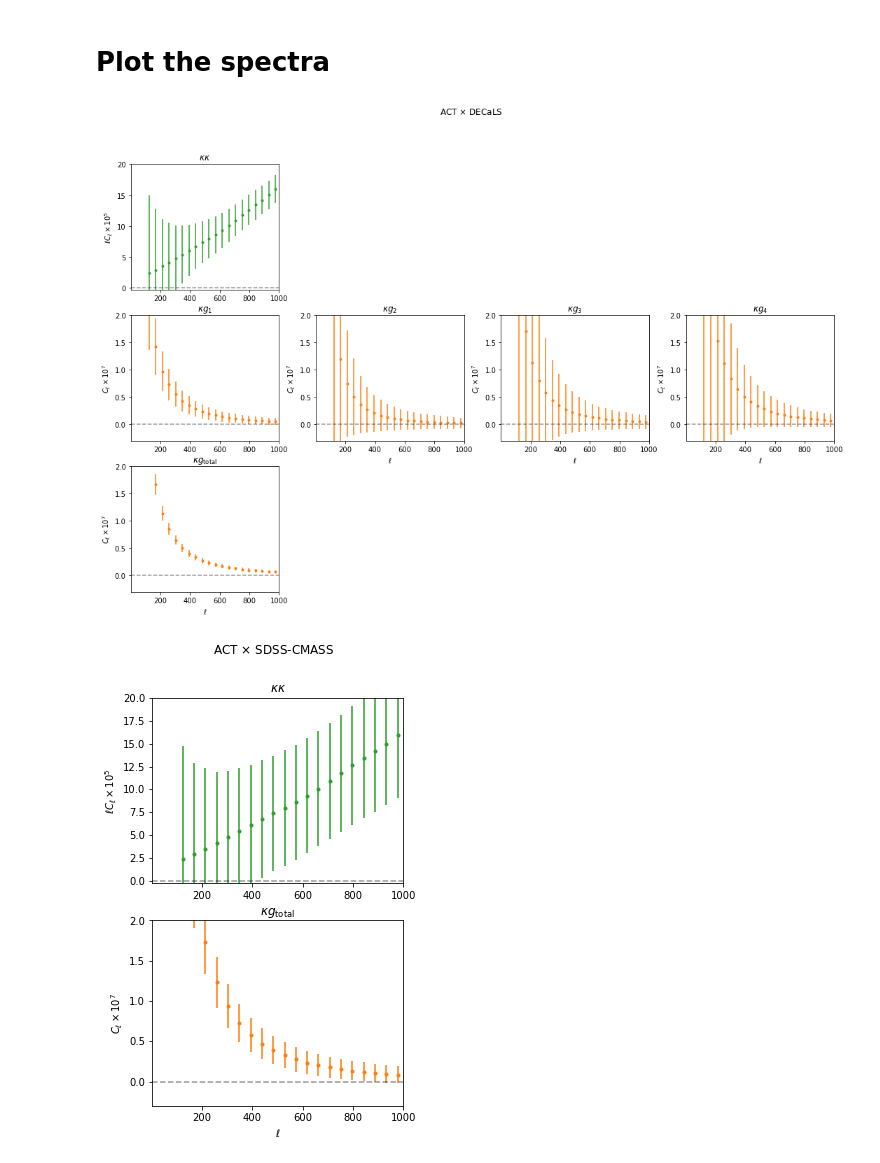
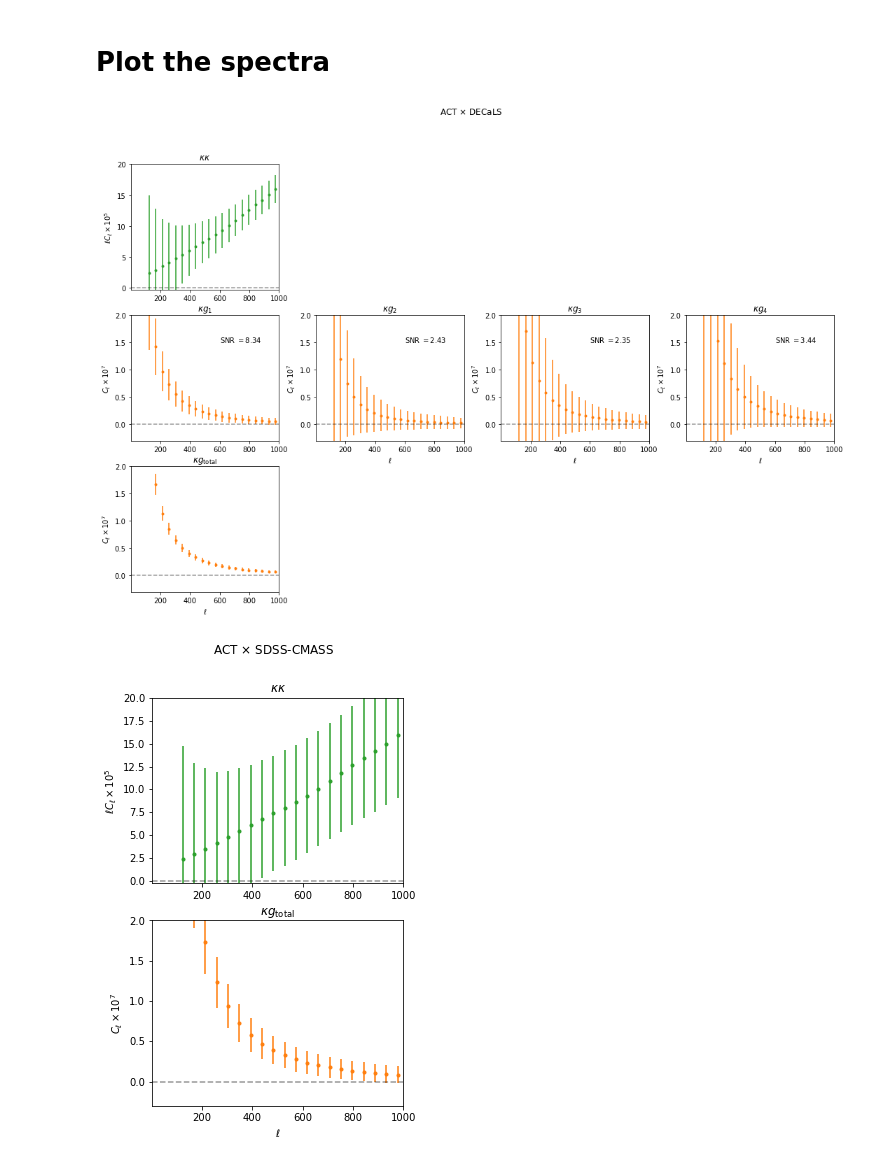
Before and after one commit to itrharrison/act-x-decals, a Jupyter notebook: act-decals-sdss-forecast.ipynb, the cells around one changed output. Cells and saved outputs as stored; diff of their text form; code cells hidden in the pictures.

```diff
--- a/act-decals-sdss-forecast.ipynb
+++ b/act-decals-sdss-forecast.ipynb
@@ -384,34 +384,36 @@ plt.subplots_adjust(wspace=0.25);
 for ibin in np.arange(1,dndz_decals.shape[-1]):
     plt.subplot(3,4,4+ibin)
     plt.title(r'$\kappa g_{}$'.format(ibin))
     ell, cl, cov = s_decals.get_ell_cl('cl_00', 'gc_decals_bin{}'.format(ibin), 'ck_act', return_cov=True)
     cl_err = np.sqrt(np.diag(cov))
+    snr = np.sqrt(np.dot(cl.T, np.dot(np.linalg.inv(cov), cl)))
     # plt.plot(ell_theory, 1.e5*ell_theory*cl_gk_theory , '--', c='C1')
     plt.plot(ell, 1.e7*cl, 'o', ms=3, c='C1')
     plt.errorbar(ell, 1.e7*cl, yerr=1.e7*cl_err, fmt='none', c='C1')
     plt.xlim([1,ell_max])
     if ibin>1:
         plt.xlabel(r'$\ell$')
     plt.ylabel(r'$C_\ell \times 10^7$')
     plt.axhline(0, color='k', linestyle='dashed', alpha=0.4)
+    plt.text(600, 1.5, 'SNR $= {:.2f}$'.format(snr))
     plt.ylim([-0.3, 2])
 
 plt.subplot(349)
 plt.title(r'$\kappa g_{\rm total}$')
 ell, cl, cov = s_decals_total.get_ell_cl('cl_00', 'gc_decals_total', 'ck_act', return_cov=True)
 cl_err = np.sqrt(np.diag(cov))
 # plt.plot(ell_theory, 1.e5*ell_theory*cl_gk_theory , '--', c='C1')
 plt.plot(ell, 1.e7*cl, 'o', ms=3, c='C1')
 plt.errorbar(ell, 1.e7*cl, yerr=1.e7*cl_err, fmt='none', c='C1')
 plt.xlim([1,ell_max])
 plt.xlabel(r'$\ell$')
 plt.ylabel(r'$C_\ell \times 10^7$')
 plt.axhline(0, color='k', linestyle='dashed', alpha=0.4)
 plt.ylim([-0.3, 2])
 plt.subplots_adjust(wspace=0.25)
 plt.savefig('plots/decalsxact.png', dpi=300, bbox_inches='tight');
 # %% [output]
-[figure, old version]
+[figure, new version]
 # %%
 plt.close(1)
 plt.figure(1, figsize=(4.5, 2*3.75))
```
Also changed, not shown: 3 other files.
